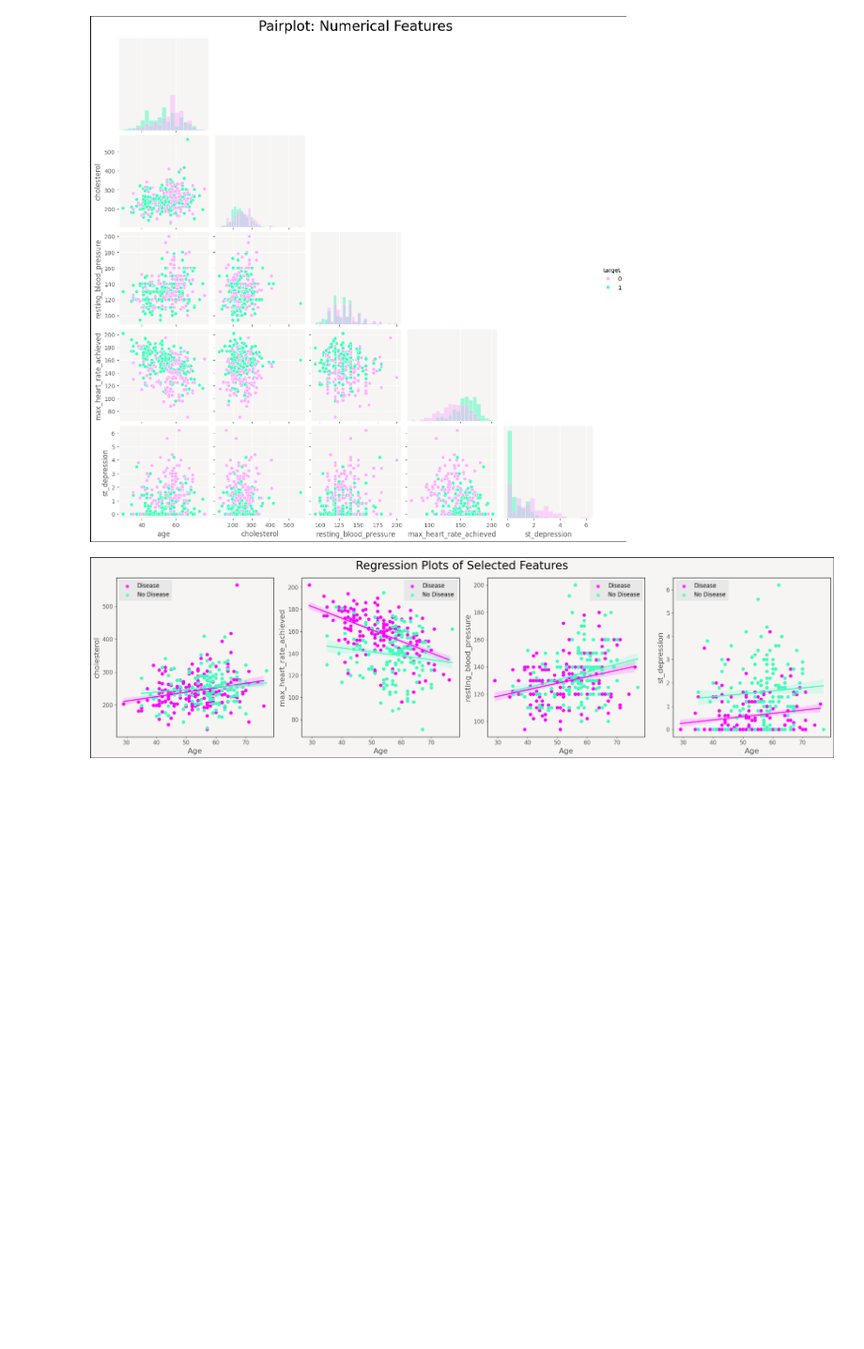
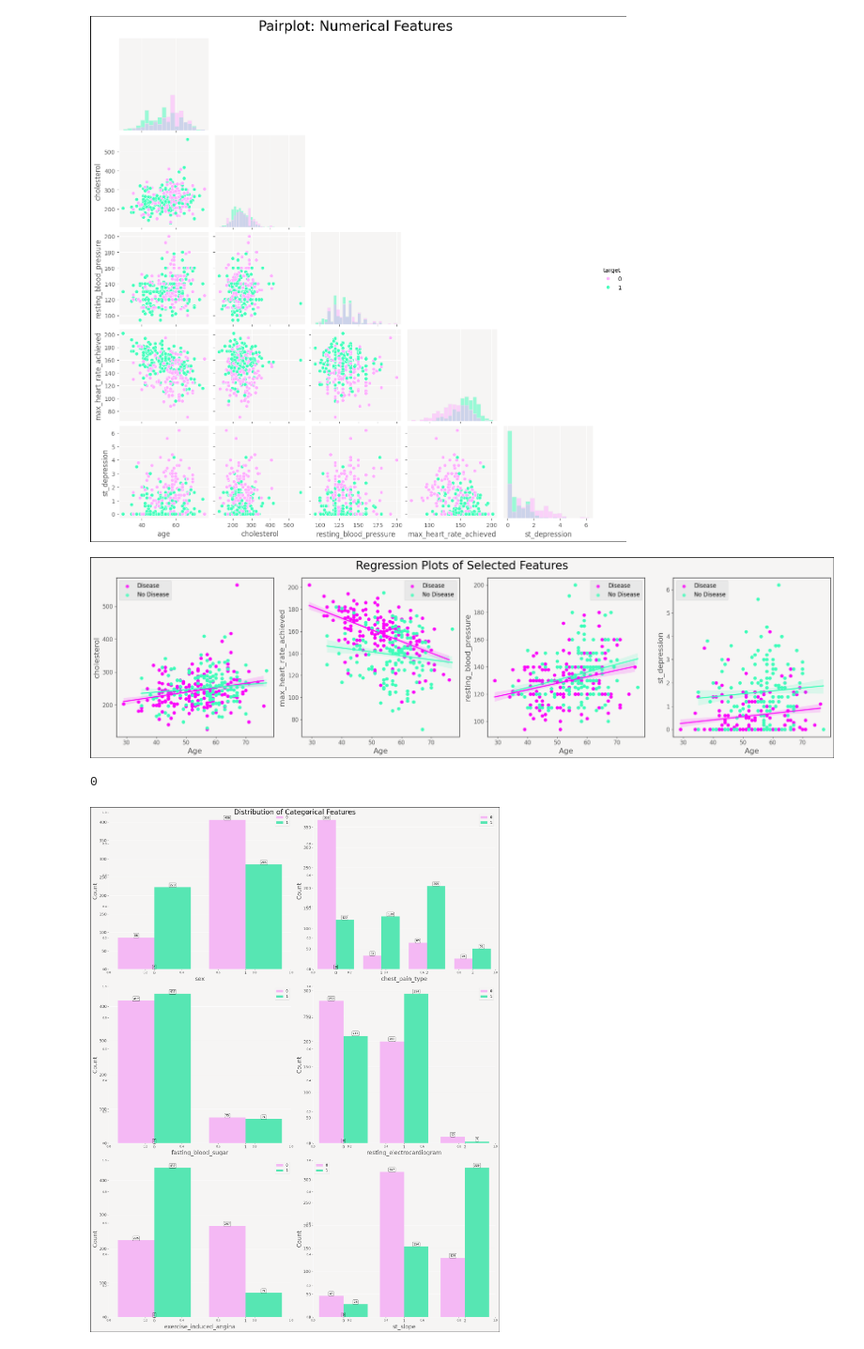
Before and after one commit to avisheksah21/Heart_Disease_Prediction, a Jupyter notebook: CVD/notebook/Untitled.ipynb, the cells around one changed output. Shown at 94% size. Cells and saved outputs as stored; diff of their text form; code cells hidden in the pictures; blank space fills up the shorter version.

Commit message:
Statistical summary and plot of categorical features

```diff
--- a/CVD/notebook/Untitled.ipynb
+++ b/CVD/notebook/Untitled.ipynb
@@ -323,3 +326,54 @@ plt.tight_layout()
 plt.show()
 # %% [output]
 [figure]
+# %%
+# Categorical features and summary
+
+# count plot
+def count_plot(dataset, cat_feats):
+    L = len(cat_feats)
+    ncol = 2
+    nrow = int(np.ceil(L/ncol))
+    remove_last = (nrow * ncol) - L
+
+    fig, ax = plt.subplots(nrow, ncol, figsize=(20, 26), facecolor=background_color)
+    fig.subplots_adjust(top=0.92)
+
+    # Add border around the entire figure
+    fig.patch.set_edgecolor('black')
+    fig.patch.set_linewidth(2)
+
+    # Remove extra subplot
+    if remove_last > 0:
+        for i in range(remove_last):
+            ax.flat[-(i+1)].set_visible(False)
+
+    for i, col in enumerate(cat_feats):
+        ax = fig.add_subplot(nrow, ncol, i+1, facecolor=background_color)
+        sns.countplot(data=dataset, x=col, hue="target", palette=mypal[1::4], ax=ax)
+        ax.set_xlabel(col, fontsize=20)
+        ax.set_ylabel("Count", fontsize=20)
+        ax.tick_params(labelsize=14)
+        sns.despine(right=True)
+        sns.despine(offset=0, trim=False)
+        ax.legend(facecolor=background_color, fontsize=12)
+
+        for p in ax.patches:
+            height = p.get_height()
+            ax.text(p.get_x()+p.get_width()/2., height + 3,
+                    '{:1.0f}'.format(height), ha="center",
+                    bbox=dict(facecolor='none', edgecolor='black',
+                             boxstyle='round', linewidth=0.5))
+
+    plt.suptitle('Distribution of Categorical Features', fontsize=24)
+    plt.tight_layout()
+    plt.savefig('count_plot_categorical_features.png', bbox_inches='tight')
+    return 0
+
+# Example call
+cat_feats = ['sex', 'chest_pain_type', 'fasting_blood_sugar', 'resting_electrocardiogram',
+             'exercise_induced_angina', 'st_slope', 'thalassemia']
+count_plot(dataset, cat_feats[0:-1])
+# %% [output]
+0
+[figure, added]
```
Also changed, not shown: parts of 7 cells of this notebook.
